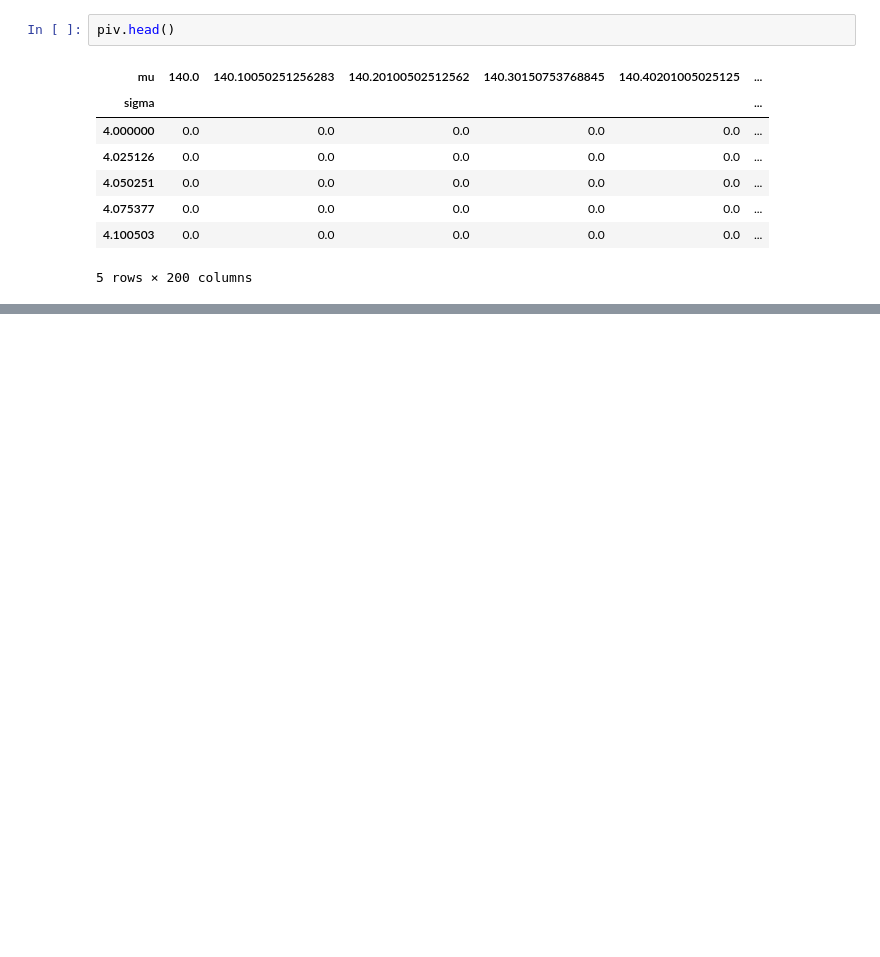
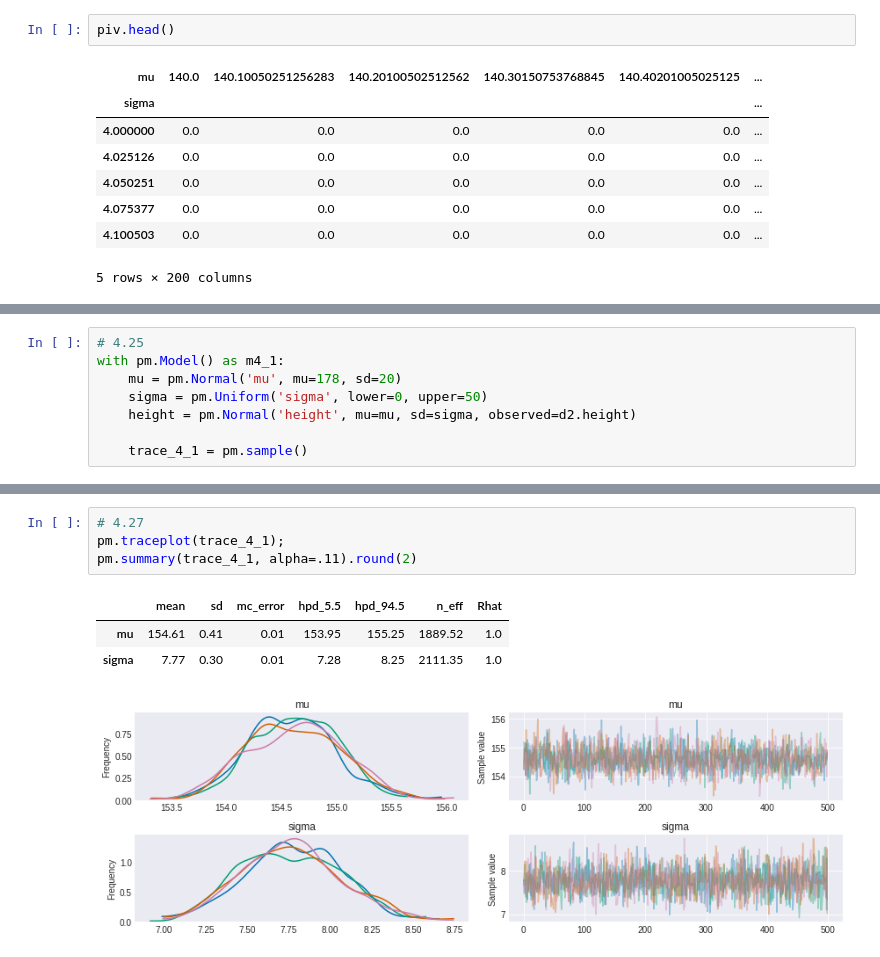
Before and after one commit to Bruschkov/StatisticalRethinking, a Jupyter notebook: chapter04/chapter04_code.ipynb, the cells around one changed output, grey strips where cells are left out. Drawn from its saved outputs; the diff is of its cells as text; blank space fills up the shorter version.

```diff
--- a/chapter04/chapter04_code.ipynb
+++ b/chapter04/chapter04_code.ipynb
@@ -106,0 +146,8 @@ piv.head()
+# %%
+# 4.25
+with pm.Model() as m4_1:
+    mu = pm.Normal('mu', mu=178, sd=20)
+    sigma = pm.Uniform('sigma', lower=0, upper=50)
+    height = pm.Normal('height', mu=mu, sd=sigma, observed=d2.height)
+
+    trace_4_1 = pm.sample()
@@ -106,0 +161,9 @@ piv.head()
+# %%
+# 4.27
+pm.traceplot(trace_4_1);
+pm.summary(trace_4_1, alpha=.11).round(2)
+# %% [output]
+|  | mean | sd | mc_error | hpd_5.5 | hpd_94.5 | n_eff | Rhat |
+| mu | 154.61 | 0.41 | 0.01 | 153.95 | 155.25 | 1889.52 | 1.0 |
+| sigma | 7.77 | 0.30 | 0.01 | 7.28 | 8.25 | 2111.35 | 1.0 |
+[figure, added]
```
Also changed, not shown: parts of 38 cells of this notebook, 3 other files.
